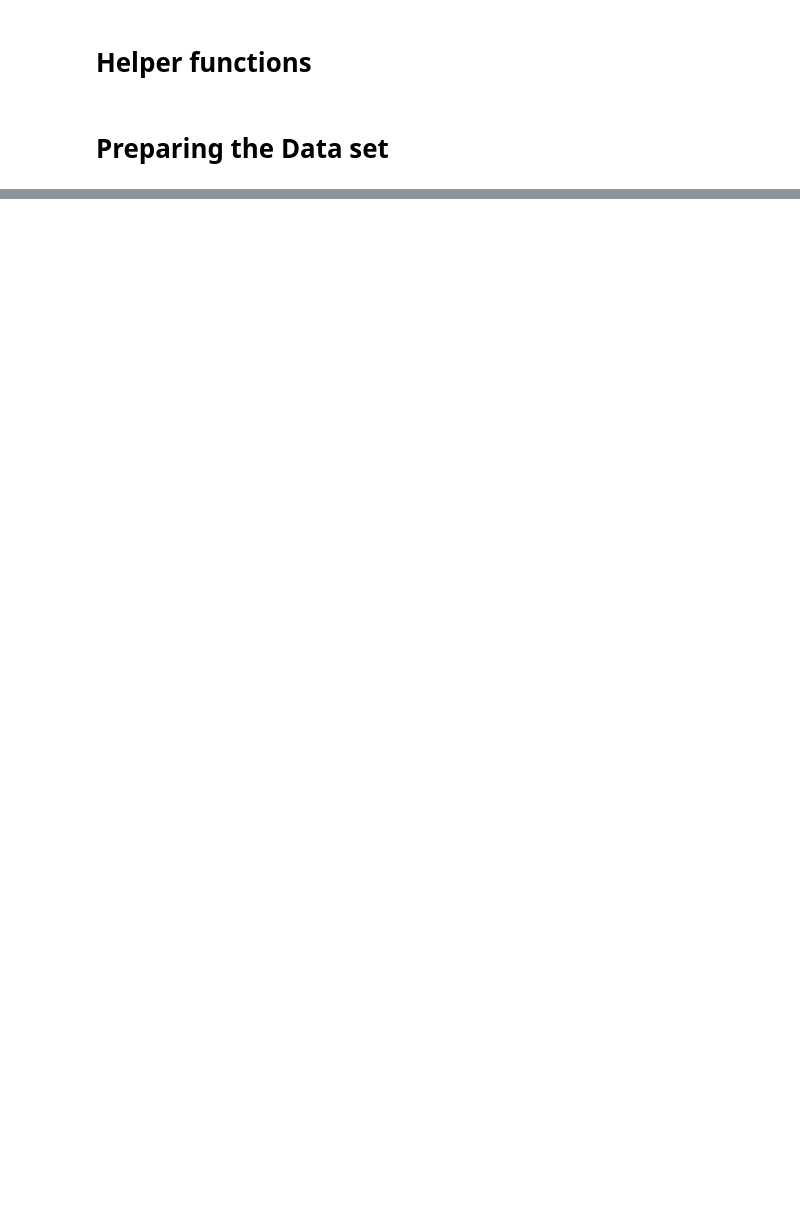
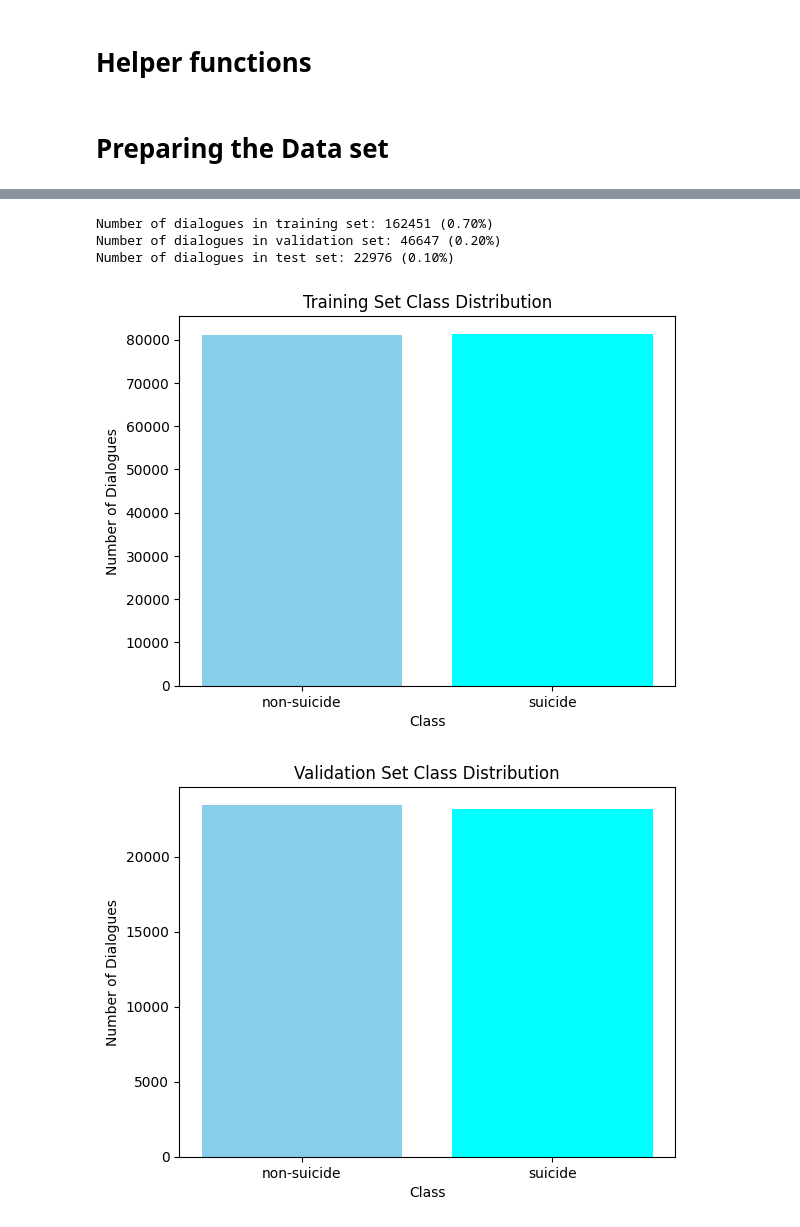
Before and after one commit to Better-Call-Soul/Soul-AI, a Jupyter notebook: notebooks/suicidal_detection.ipynb, the cells around one changed output, grey strips where cells are left out. Cells and saved outputs as stored; diff of their text form; code cells hidden in the pictures; blank space fills up the shorter version.

```diff
--- a/notebooks/suicidal_detection.ipynb
+++ b/notebooks/suicidal_detection.ipynb
@@ -374,9 +484,7 @@ def clean(line: str) -> list[str]:
     return line
 # %%
 # define the mapping from 's' to 1 and 'u' to 0
-forward_label_mapping = {'s': 1, 'u': 0}
+forward_label_mapping = {'suicide': 1, 'non-suicide': 0}
 
 # define the reverse mapping from 0 to 'u' and 1 to 's'
-reverse_label_mapping = {0: 'u', 1: 's'}
+reverse_label_mapping = {0: 'non-suicide', 1: 'suicide'}
-# %%
-def read_dataset_suicidal_detection(data_path: str) -> Tuple[List[List[List[str]]], List[List[int]]]:
@@ -382,0 +589,41 @@ def read_dataset_suicidal_detection(data_path: str) -> Tuple[List[List[List[str]
+# %%
+# read the data set
+(dialogues_train, labels_train), (dialogues_val, labels_val), (dialogues_test, labels_test) = read_dataset_suicidal_detection(data_path, split_seed)
+# print the number of dialogues in each set and percentage of total data
+print(f"Number of dialogues in training set: {len(dialogues_train)} ({len(dialogues_train) / num_Dialogues:.2f}%)")
+print(f"Number of dialogues in validation set: {len(dialogues_val)} ({len(dialogues_val) / num_Dialogues:.2f}%)")
+print(f"Number of dialogues in test set: {len(dialogues_test)} ({len(dialogues_test) / num_Dialogues:.2f}%)")
+# %% [output]
+Number of dialogues in training set: 162451 (0.70%)
+Number of dialogues in validation set: 46647 (0.20%)
+Number of dialogues in test set: 22976 (0.10%)
+# %%
+# plot the percentage of each class in each set
+def plot_class_distribution(labels: List[int], title: str) -> None:
+    '''
+    Plot the class distribution.
+    :param labels: The labels of the dialogues.
+    :type labels: List[int]
+    :param title: The title of the plot.
+    :type title: str
+    '''
+    # Count the number of dialogues in each class
+    class_counts = np.bincount(labels)
+    # Define the class labels
+    class_labels = [reverse_label_mapping[label] for label in range(len(class_counts))]
+    # Plot the class distribution
+    plt.figure()
+
+    plt.bar(class_labels, class_counts, color=['skyblue', 'cyan'])
+    plt.xlabel('Class')
+    plt.ylabel('Number of Dialogues')
+    plt.title(title)
+    plt.show()
+# %%
+if isTrain:
+    plot_class_distribution(labels_train, 'Training Set Class Distribution')
+    plot_class_distribution(labels_val, 'Validation Set Class Distribution')
+    plot_class_distribution(labels_test, 'Test Set Class Distribution')
+# %% [output]
+[figure, added]
+[figure, added]
```
Also changed, not shown: parts of 51 cells of this notebook.
